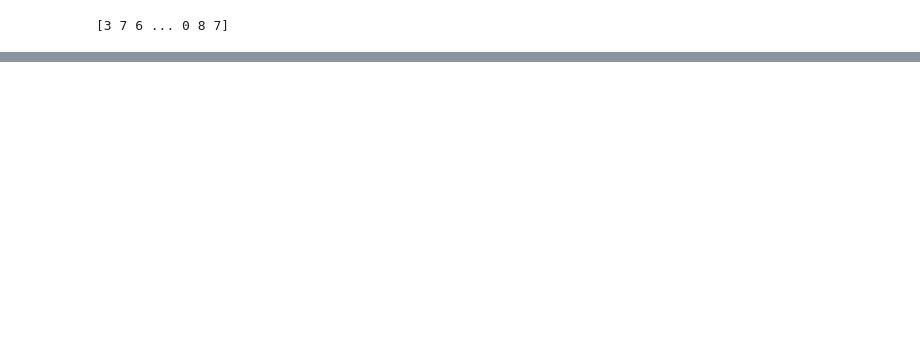
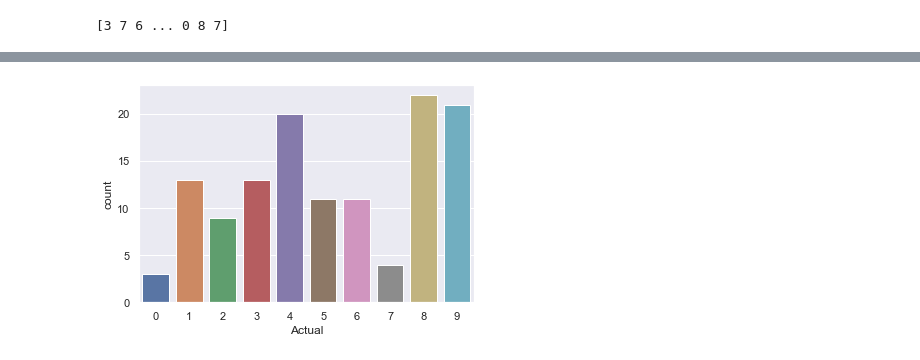
Before and after one commit to malikendsley/MOSTECMLProject-, a Jupyter notebook: MNIST Digit Recognition with Deep Learning - Malik Endsley and Daniel Park.ipynb, the cells around one changed output, grey strips where cells are left out. Drawn from its saved outputs; the diff is of its cells as text; code cells hidden in the pictures; blank space fills up the shorter version.

```diff
--- a/MNIST Digit Recognition with Deep Learning - Malik Endsley and Daniel Park.ipynb
+++ b/MNIST Digit Recognition with Deep Learning - Malik Endsley and Daniel Park.ipynb
@@ -280,3 +282,3 @@ NameError: name 'history' is not defined
 # %%
-predictions = model.predict_classes(X_test, batch_size=None, verbose=1)
+predictions = model.predict_classes(X_test, batch_size=2048, verbose=1)
 # %% [output]
@@ -287,0 +292,5 @@ print(predictions)
+# %%
+decodedY = np.empty(8400, dtype=int)
+for i in range(y_test.shape[0]):
+    decodedY[i] = int(np.argmax(y_test[i]))
+print(decodedY)
@@ -287,0 +299,7 @@ print(predictions)
+# %%
+wrongDf = pd.DataFrame(columns=['Guess', 'Actual'])
+allDf = pd.DataFrame(columns=['Guess', 'Actual']) # might be useful
+for i in range(len(predictions)):
+    allDf = allDf.append({'Guess' : predictions[i], 'Actual' : decodedY[i]}, ignore_index=True)
+    if (predictions[i] != decodedY[i]):
+        wrongDf = wrongDf.append({'Guess' : predictions[i], 'Actual' : decodedY[i]}, ignore_index=True)
@@ -287,0 +327,4 @@ print(predictions)
+# %%
+inaccuracyAx = sns.countplot(x="Actual", data=wrongDf)
+# %% [output]
+[figure, added]
```
Also changed, not shown: parts of 24 cells of this notebook, 7 other files.
